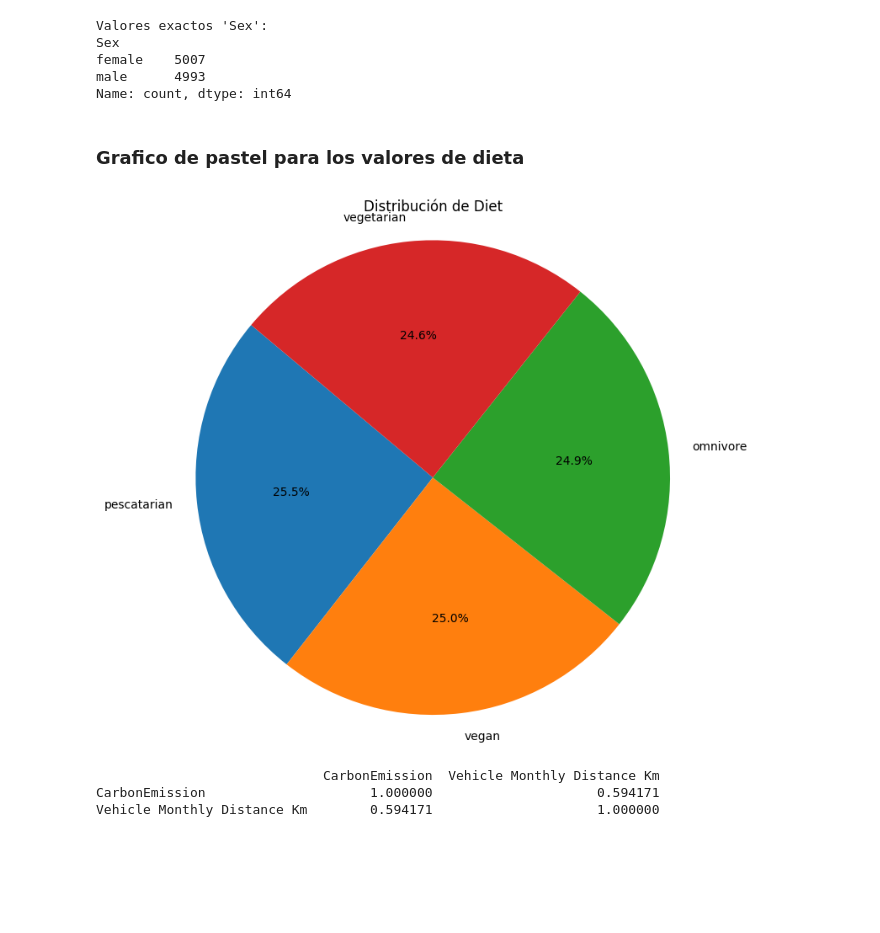
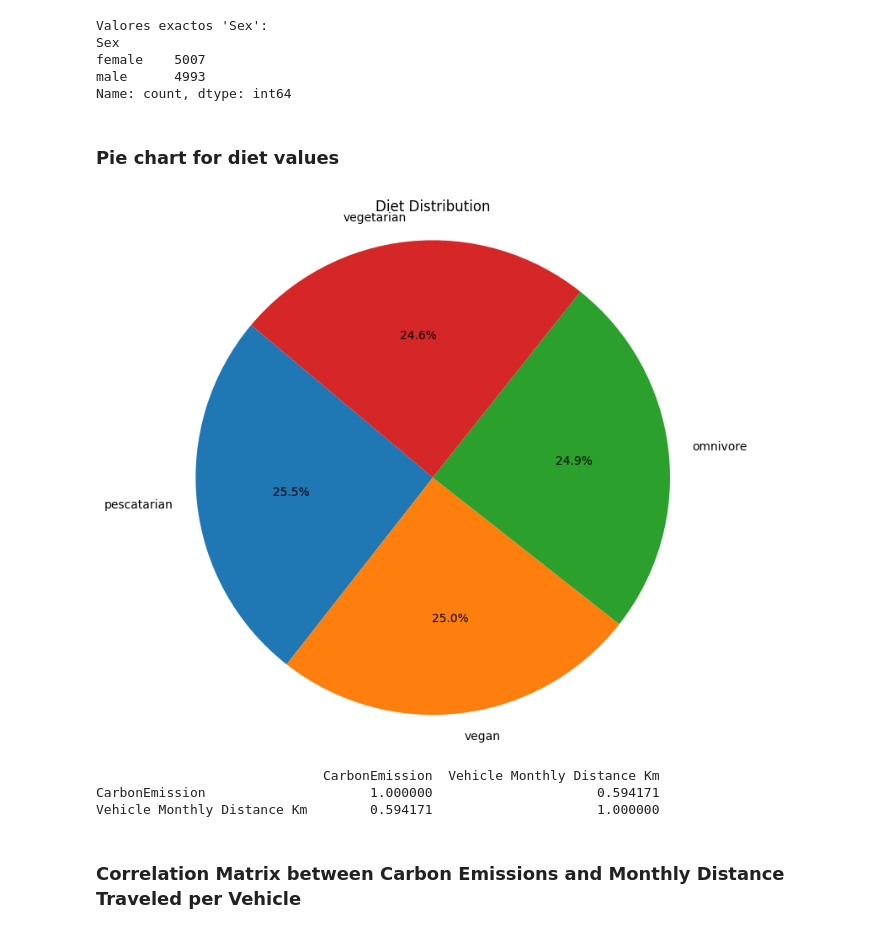
Before and after one commit to juancbuitrago/ETL-Proyect, a Jupyter notebook: EDA.ipynb, the cells around one changed output. Saved outputs shown, nothing was run; the diff lists cells and outputs as text; code cells hidden in the pictures; blank space fills up the shorter version.

```diff
--- a/EDA.ipynb
+++ b/EDA.ipynb
@@ -202,19 +202,19 @@ Sex
 female    5007
 male      4993
 Name: count, dtype: int64
-# %% [markdown]
-### Grafico de pastel para los valores de dieta
+# %% [markdown]
+### Pie chart for diet values
 # %%
 valores_diet = df['Diet'].value_counts()
 
 # Create a pie chart
 plt.figure(figsize=(8, 8))
 plt.pie(valores_diet, labels=valores_diet.index, autopct='%1.1f%%', startangle=140)
-plt.title('Distribución de Diet')
+plt.title('Diet Distribution')
 plt.axis('equal')
 plt.show()
 # %% [output]
-[figure, old version]
+[figure, new version]
 # %%
 df['CarbonEmission'] = df['CarbonEmission'].astype(float)
 df['Vehicle Monthly Distance Km'] = df['Vehicle Monthly Distance Km'].astype(float)
@@ -228,6 +228,8 @@ print(correlation_matrix)
                              CarbonEmission  Vehicle Monthly Distance Km
 CarbonEmission                     1.000000                     0.594171
 Vehicle Monthly Distance Km        0.594171                     1.000000
+# %% [markdown]
+### Correlation Matrix between Carbon Emissions and Monthly Distance Traveled per Vehicle
 # %%
 df['CarbonEmission'] = df['CarbonEmission'].astype(float)
 df['Vehicle Monthly Distance Km'] = df['Vehicle Monthly Distance Km'].astype(float)
```
Also changed, not shown: parts of 3 cells of this notebook, 1 other file.
